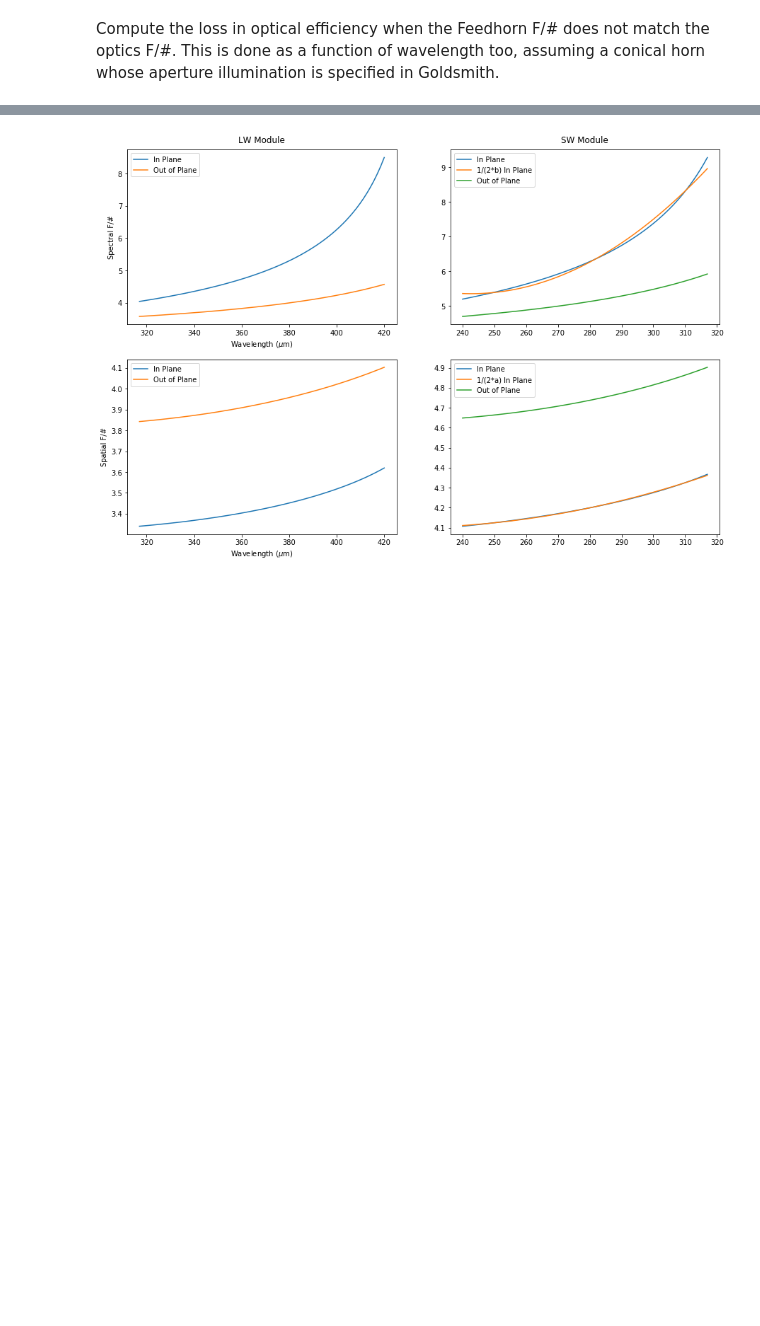
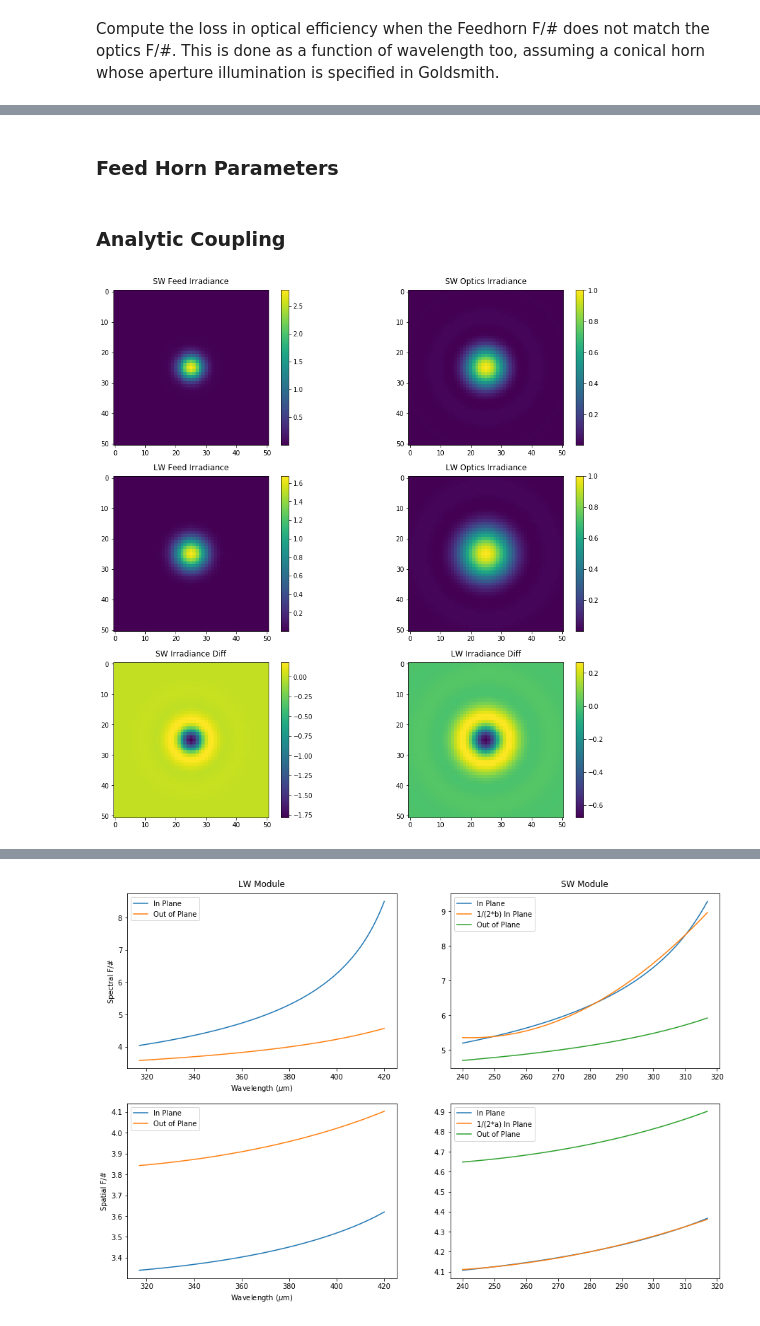
Before and after one commit to tim-balloon/tim-inst_modl, a Jupyter notebook: optics_analysis/Feed Horn F# Mismatch Calc.ipynb, the cells around one changed output, grey strips where cells are left out. Saved outputs shown, nothing was run; the diff lists cells and outputs as text; code cells hidden in the pictures; blank space fills up the shorter version.

Commit message:
Updated F/# Mismatch
Added an angular spectrum propagation to defocus the feed horn field.

```diff
--- a/optics_analysis/Feed Horn F# Mismatch Calc.ipynb
+++ b/optics_analysis/Feed Horn F# Mismatch Calc.ipynb
@@ -42,0 +69,2 @@ array([0.5       , 0.49937526, 0.49750416, 0.48453692])
+# %% [markdown]
+### Feed Horn Parameters
@@ -42,0 +101,75 @@ array([0.5       , 0.49937526, 0.49750416, 0.48453692])
+# %% [markdown]
+### Analytic Coupling
+# %%
+fig, ((ax_SW_feed, ax_SW_optics), (ax_LW_feed, ax_LW_optics), (ax_SW_diff, ax_LW_diff)) = plt.subplots(3,2,figsize=(15,15))
+ax_SW_feed.set_title('SW Feed Irradiance')
+ax_SW_optics.set_title('SW Optics Irradiance')
+ax_SW_diff.set_title('SW Irradiance Diff')
+ax_LW_feed.set_title('LW Feed Irradiance')
+ax_LW_optics.set_title('LW Optics Irradiance')
+ax_LW_diff.set_title('LW Irradiance Diff')
+
+# Assume F/# varies linearly across band and is constant in spatial direction.
+sw_fnum_spatial = 3 * np.ones(numWavs);
+sw_fnum_spectral = np.linspace(3.36, 5.56, numWavs);
+
+lw_fnum_spatial = 3 * np.ones(numWavs);
+lw_fnum_spectral = np.linspace(3.36, 5.56, numWavs);
+
+# Calculate the aperture half size that results in the desired F/# for a 'focal length' of 1.
+sw_a = f/(2*sw_fnum_spatial);
+sw_b = f/(2*sw_fnum_spectral);
+
+lw_a = f/(2*lw_fnum_spatial);
+lw_b = f/(2*lw_fnum_spectral);
+
+# Multiply fields, compute irradiance, compute power, normalize by power in corrugated feed field.
+coupling_SW = np.empty(numWavs)
+coupling_LW = np.empty(numWavs)
+
+for w in range(numWavs):
+    # Convert wavelength from microns to mm.
+    # Use Angular Spectrum Propagation to calculate the feed horn field at the optimial defocusing distance for z != 0.
+    if delta_z != 0:
+        feed_field = ASP(delta_x, delta_y, corrugated_feed_field(r,a,R,wavs_SW[w]/1000), delta_z, wavs_SW[w]/1000)
+    else:
+        feed_field = corrugated_feed_field(r,a,R,wavs_SW[w]/1000)
+
+    # Compute the field generated by the telescope.
+    optics_field = elliptical_diffract_field(X_ap,Y_ap,f,wavs_SW[w]/1000,sw_a[w],sw_b[w])
+
+    # Compute the coupling integral between the optics and feed at the optimal defocusing distance.
+    coupling = np.sum(np.sum(optics_field*np.conj(feed_field)))/np.sqrt(np.sum(np.sum((optics_field*np.conj(optics_field))))
+                                                                        *np.sum(np.sum((feed_field*np.conj(feed_field)))))
+    coupling_SW[w] = (coupling*np.conj(coupling)).real
+
+    # Just plot one of the images to check.
+    if w == 0:
+        im = ax_SW_feed.imshow((feed_field*np.conj(feed_field)).real)
+        fig.colorbar(im, ax=ax_SW_feed)
+        im = ax_SW_optics.imshow((optics_field*np.conj(optics_field)).real)
+        fig.colorbar(im, ax=ax_SW_optics)
+
+        im = ax_SW_diff.imshow((optics_field*np.conj(optics_field) - feed_field*np.conj(feed_field)).real)
+        fig.colorbar(im, ax=ax_SW_diff)
+
+    # Recompute for the LW module.
+    if delta_z != 0:
+        feed_field = ASP(delta_x, delta_y, corrugated_feed_field(r,a,R,wavs_LW[w]/1000), delta_z, wavs_LW[w]/1000)
+    else:
+        feed_field = corrugated_feed_field(r,a,R,wavs_LW[w]/1000)
+    optics_field = elliptical_diffract_field(X_ap,Y_ap,f,wavs_LW[w]/1000,lw_a[w],lw_b[w])
+    coupling = np.sum(np.sum(optics_field*np.conj(feed_field)))/np.sqrt(np.sum(np.sum((optics_field*np.conj(optics_field))))
+                                                                        *np.sum(np.sum((feed_field*np.conj(feed_field)))))
+    coupling_LW[w] = (coupling*np.conj(coupling)).real
+
+    if w == 0:
+        im = ax_LW_feed.imshow((feed_field*np.conj(feed_field)).real)
+        fig.colorbar(im, ax=ax_LW_feed)
+        im = ax_LW_optics.imshow((optics_field*np.conj(optics_field)).real)
+        fig.colorbar(im, ax=ax_LW_optics)
+
+        im = ax_LW_diff.imshow((optics_field*np.conj(optics_field) - feed_field*np.conj(feed_field)).real)
+        fig.colorbar(im, ax=ax_LW_diff)
+# %% [output]
+[figure, added]
```
Also changed, not shown: parts of 13 cells of this notebook.
